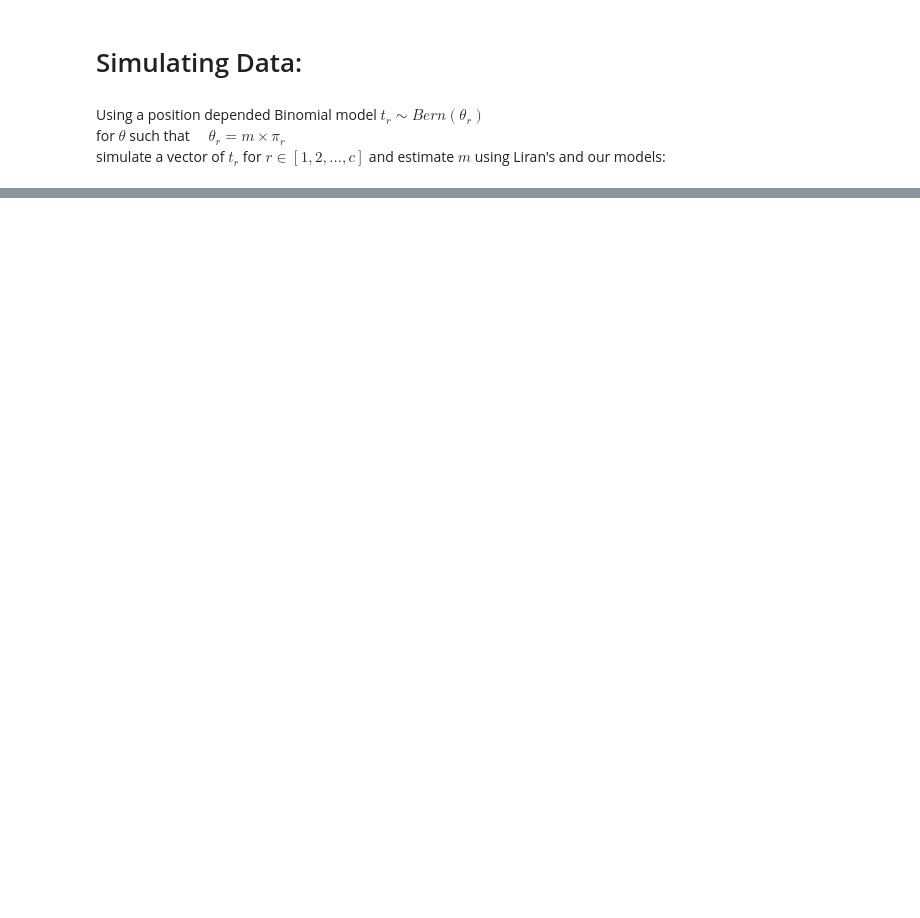
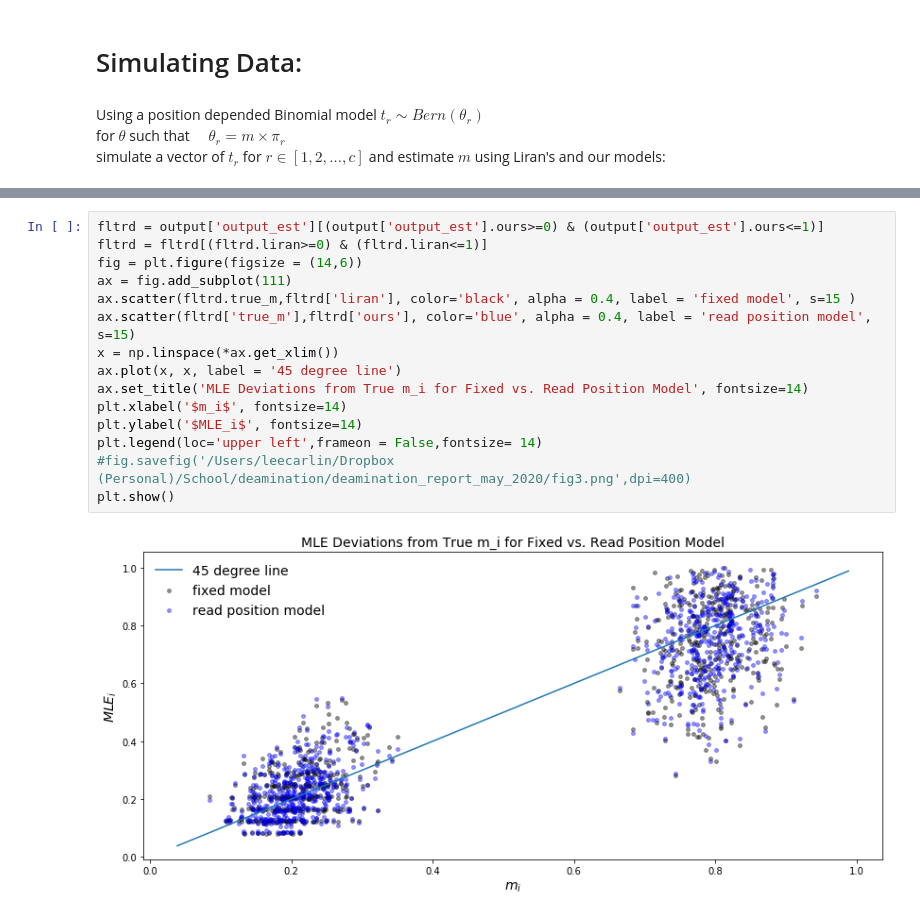
Before and after one commit to kod5kod/RandomResearch, a Jupyter notebook: deamination_simulation_v3.ipynb, the cells around one changed output, grey strips where cells are left out. Drawn from its saved outputs; the diff is of its cells as text; blank space fills up the shorter version.

```diff
--- a/deamination_simulation_v3.ipynb
+++ b/deamination_simulation_v3.ipynb
@@ -73,3 +286,20 @@ simulate a vector of $t_r$ for $r \in [1,2,\dots,c]$ and estimate $m$ using Lira
+# %%
+fltrd = output['output_est'][(output['output_est'].ours>=0) & (output['output_est'].ours<=1)]
+fltrd = fltrd[(fltrd.liran>=0) & (fltrd.liran<=1)]
+fig = plt.figure(figsize = (14,6))
+ax = fig.add_subplot(111)
+ax.scatter(fltrd.true_m,fltrd['liran'], color='black', alpha = 0.4, label = 'fixed model', s=15 )
+ax.scatter(fltrd['true_m'],fltrd['ours'], color='blue', alpha = 0.4, label = 'read position model', s=15)
+x = np.linspace(*ax.get_xlim())
+ax.plot(x, x, label = '45 degree line')
+ax.set_title('MLE Deviations from True m_i for Fixed vs. Read Position Model', fontsize=14)
+plt.xlabel('$m_i$', fontsize=14)
+plt.ylabel('$MLE_i$', fontsize=14)
+plt.legend(loc='upper left',frameon = False,fontsize= 14)
+#fig.savefig('/Users/leecarlin/Dropbox (Personal)/School/deamination/deamination_report_may_2020/fig3.png',dpi=400)
+plt.show()
+# %% [output]
+[figure, added]
 # %%
 # Parameters:
 # General:
```
Also changed, not shown: parts of 14 cells of this notebook.
